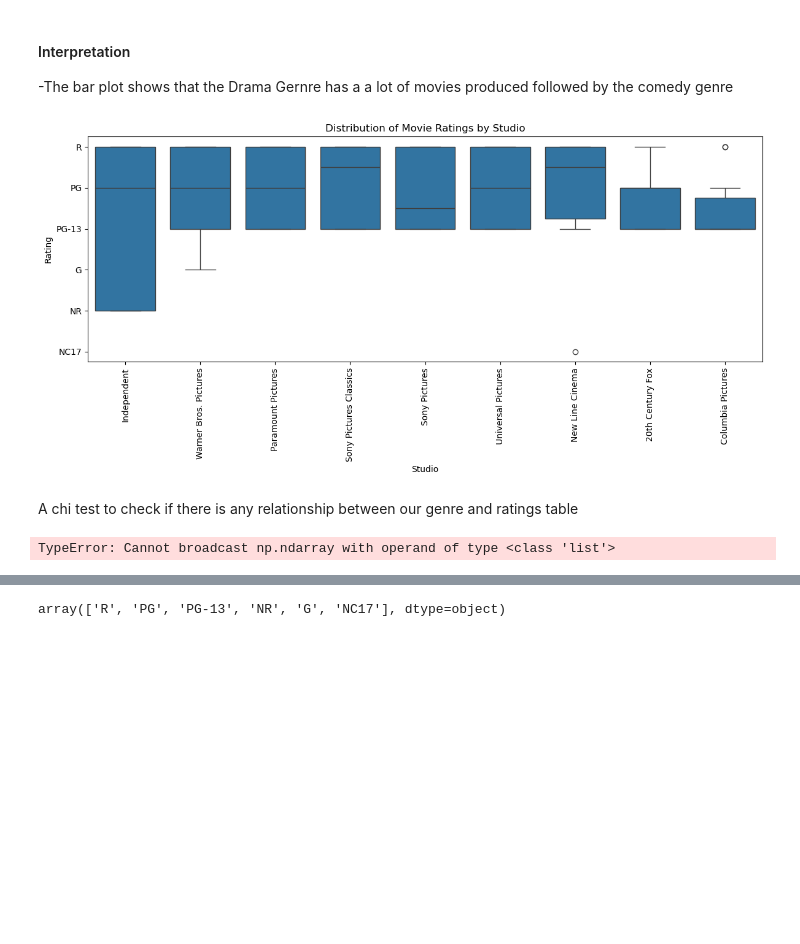
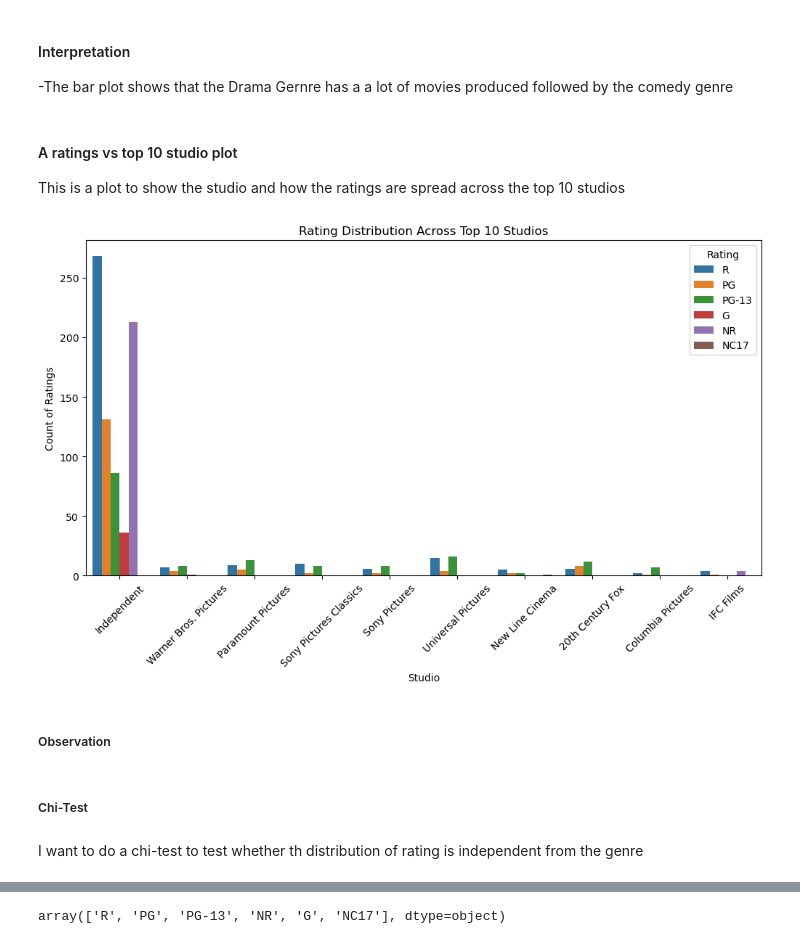
Before and after one commit to vnelima/Phase-2-Movie-project--Group-9, a Jupyter notebook: Collaborators/JM/JM.ipynb, the cells around one changed output, grey strips where cells are left out. Drawn from its saved outputs; the diff is of its cells as text; code cells hidden in the pictures; blank space fills up the shorter version.

```diff
--- a/Collaborators/JM/JM.ipynb
+++ b/Collaborators/JM/JM.ipynb
@@ -170,0 +179,4 @@ rating_df.head()
+# %%
+#Mapping
+rating_mapping = {'R': 1, 'PG': 2, 'PG-13': 3, 'NR': 4, 'G': 5, 'NC17': 6}
+rating_df['numeric_rating'] = rating_df['rating'].map(rating_mapping)
@@ -188,34 +202,29 @@ plt.show()
 #### Interpretation
 
 -The bar plot shows that the Drama Gernre has a a lot of movies produced followed by the comedy genre
+# %% [markdown]
+#### A ratings vs top 10 studio plot
+
+This is a plot to show the studio and how the ratings are spread across the top 10 studios
 # %%
-#A boxplot presentation of studio and ratings
-#It shows the independent studios produce higghly variable rated movies
-studio_counts = rating_df['studio'].value_counts()
-top_studios = studio_counts[studio_counts >= 10].index  # For example, studios with at least 10 movies
-filtered_data = rating_df[rating_df['studio'].isin(top_studios)]
-# Set plot size
+studio_rating_counts = rating_df.groupby(['studio', 'numeric_rating'])
+
+# Plotting the data
+top_studios = rating_df['studio'].value_counts().nlargest(10).index
+top_studio_data = rating_df[rating_df['studio'].isin(top_studios)]
 plt.figure(figsize=(12, 6))
-
-# Create the box plot
-sns.boxplot(data=filtered_data, x='studio', y='rating')
-plt.xticks(rotation=90)
-plt.title('Distribution of Movie Ratings by Studio')
-plt.xlabel('Studio')
-plt.ylabel('Rating')
-
-# Show plot
-plt.tight_layout()
+sns.countplot(data=top_studio_data, x='studio', hue='rating')
+plt.title("Rating Distribution Across Top 10 Studios")
+plt.xlabel("Studio")
+plt.ylabel("Count of Ratings")
+plt.xticks(rotation=45)
+plt.legend(title='Rating')
 plt.show()
 # %% [output]
-[figure, old version]
+[figure, new version]
-# %% [markdown]
-A chi test to check if there is any relationship between our genre and ratings table
-# %%
-from scipy.stats import chi2_contingency
-genre_rating_table = pd.crosstab(rating_df['genre'], rating_df['rating'])
-chi2, p, dof, expected = chi2_contingency(genre_rating_table)
-print(f"Chi-Square Test p-value: {p}")
-#Change the ratings to numeric values
-# %% [output]
-TypeError: Cannot broadcast np.ndarray with operand of type <class 'list'>
+# %% [markdown]
+##### Observation
+# %% [markdown]
+##### Chi-Test
+# %% [markdown]
+I want to do a chi-test to test whether th distribution of rating is independent from the genre
```
Also changed, not shown: parts of 16 cells of this notebook.
